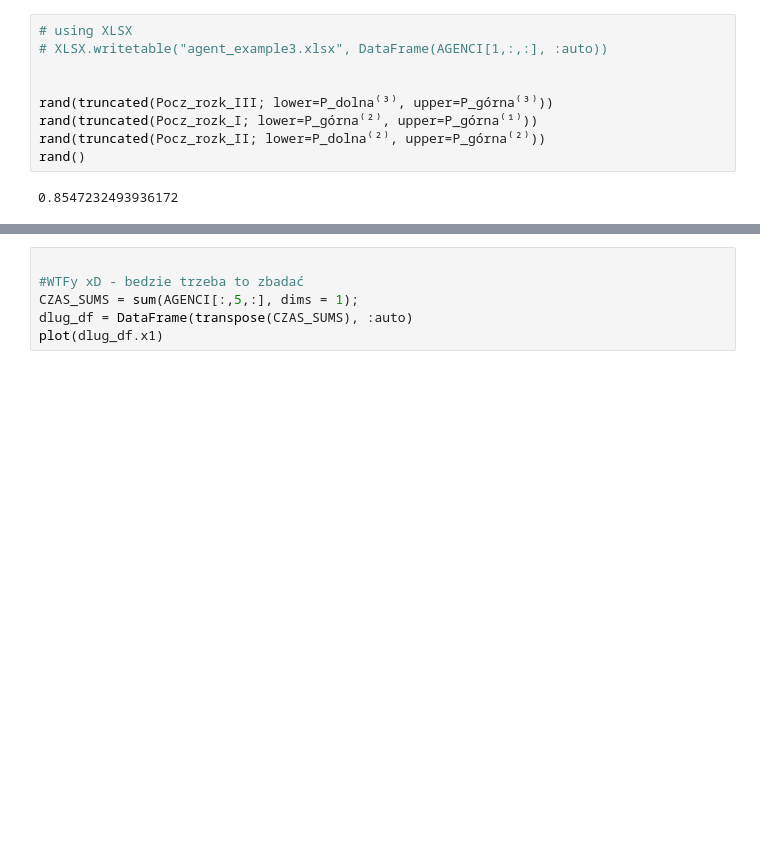
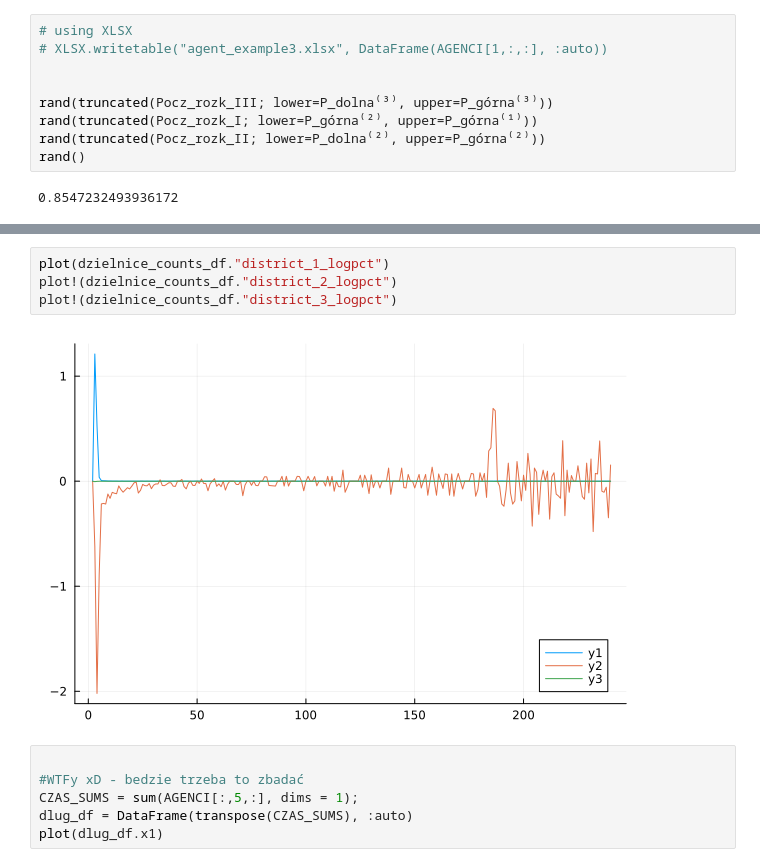
Before and after one commit to Rybakowski/raport_2, a Jupyter notebook: raport_2.ipynb, the cells around one changed output, grey strips where cells are left out. Saved outputs shown, nothing was run; the diff lists cells and outputs as text; blank space fills up the shorter version.

```diff
--- a/raport_2.ipynb
+++ b/raport_2.ipynb
@@ -306,3 +378,9 @@ plot!(dzielnice_counts_df."3.0")
+# %%
+plot(dzielnice_counts_df."district_1_logpct")
+plot!(dzielnice_counts_df."district_2_logpct")
+plot!(dzielnice_counts_df."district_3_logpct")
+# %% [output]
+[figure, added]
 # %%
 
 #WTFy xD - bedzie trzeba to zbadać
```
Also changed, not shown: parts of 6 cells of this notebook.
